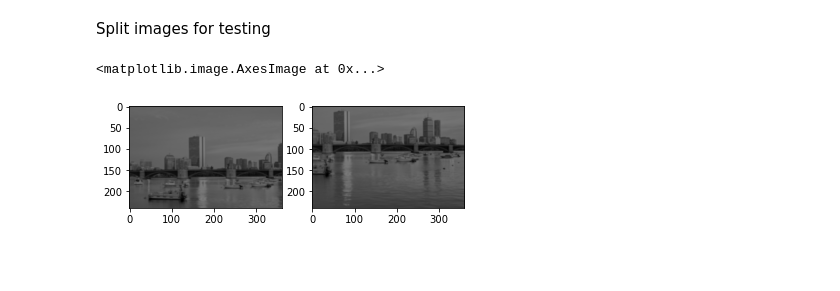
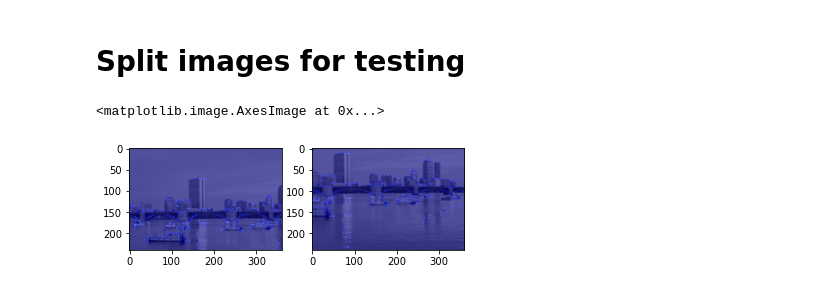
Before and after one commit to Tsmorz/computer-vision, a Jupyter notebook: Project 2/FeatureTracking.ipynb, the cells around one changed output. Drawn from its saved outputs; the diff is of its cells as text; code cells hidden in the pictures; blank space fills up the shorter version.

```diff
--- a/Project 2/FeatureTracking.ipynb
+++ b/Project 2/FeatureTracking.ipynb
@@ -218,5 +296,5 @@ Matches: 2
 # %% [markdown]
-Split images for testing
+# Split images for testing
 # %%
 # Split image into top left and bottom right with overlap
 r,c = gray.shape
@@ -224,18 +302,18 @@ split = 5
 topleft = gray[0:np.int(np.floor(r-r/split)), 0:np.int(np.floor(c-c/split))]
 botright = gray[np.int(np.floor(r-(split-1)*r/split)):-1, np.int(np.floor(c-(split-1)*c/split)):-1]
 # %%
-threshold = 0.05
+threshold = 0.003
 
 plt.subplot(1,2,1)
 corners = HarrisCorner(topleft,threshold)
 plt.imshow(topleft, cmap = "gray")
-plt.imshow(corners, cmap = "gray", alpha=0.5)
+plt.imshow(corners>0, cmap = "jet", alpha = 0.6)
 
 
 plt.subplot(1,2,2)
 corners = HarrisCorner(botright,threshold)
 plt.imshow(botright, cmap = "gray")
-plt.imshow(corners, cmap = "gray", alpha=0.5)
+plt.imshow(corners>0, cmap = "jet", alpha = 0.6)
 # %% [output]
 <matplotlib.image.AxesImage at 0x...>
-[figure, old version]
+[figure, new version]
```
Also changed, not shown: parts of 16 cells of this notebook.
